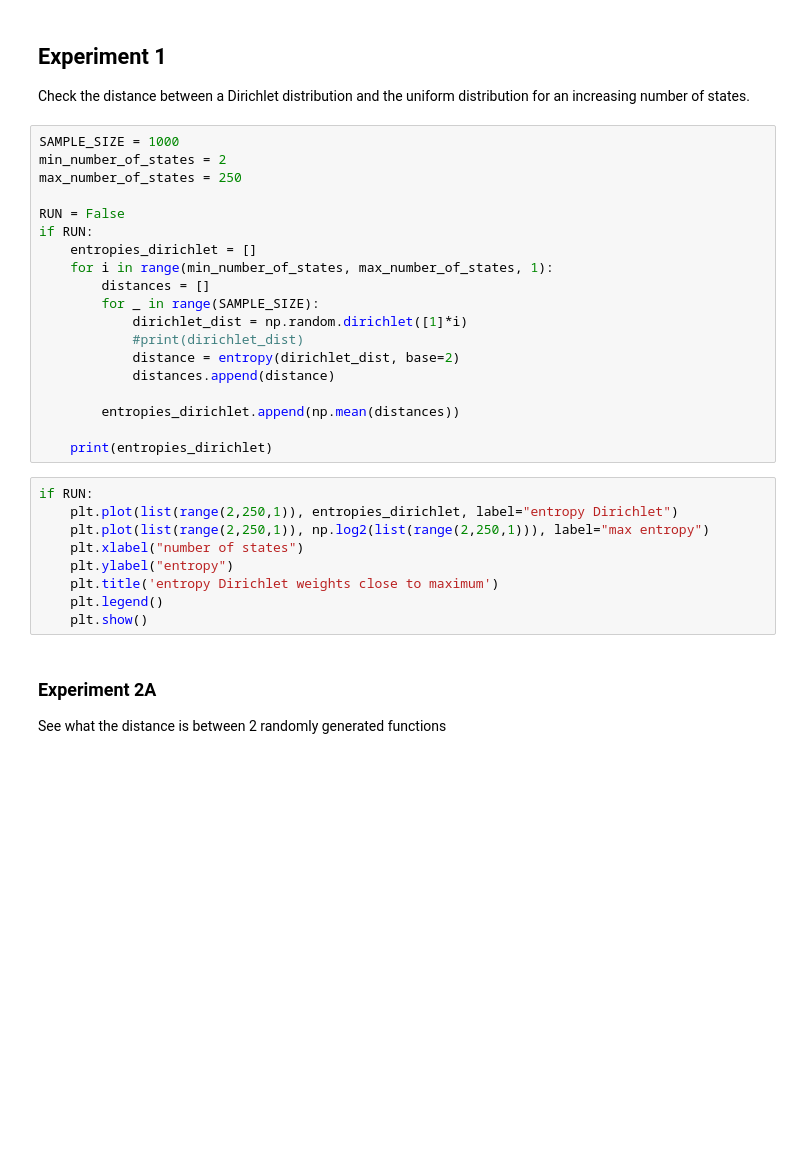
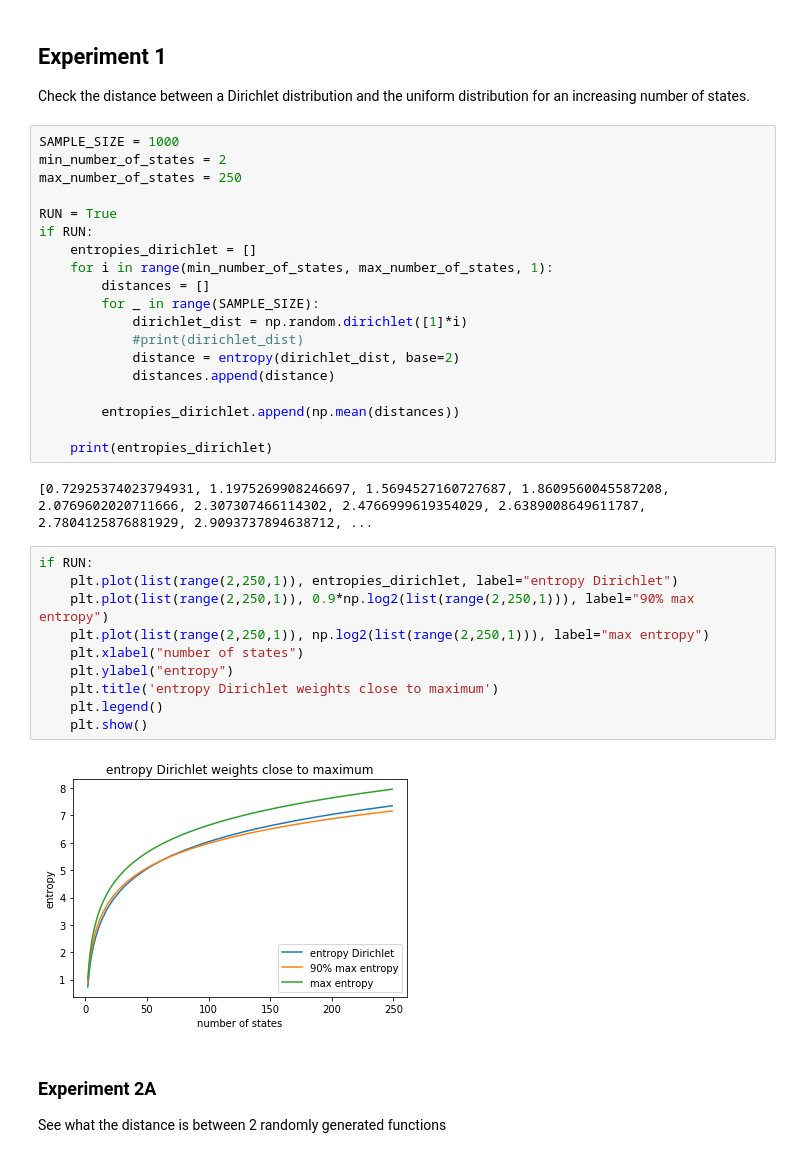
Before and after one commit to cjidboon94/master_thesis, a Jupyter notebook: research_nudge.ipynb, the cells around one changed output. Saved outputs shown, nothing was run; the diff lists cells and outputs as text; blank space fills up the shorter version.

```diff
--- a/research_nudge.ipynb
+++ b/research_nudge.ipynb
@@ -161,7 +161,7 @@ SAMPLE_SIZE = 1000
 min_number_of_states = 2
 max_number_of_states = 250
 
-RUN = False
+RUN = True
 if RUN:
     entropies_dirichlet = []
     for i in range(min_number_of_states, max_number_of_states, 1):
@@ -175,15 +175,20 @@ if RUN:
         entropies_dirichlet.append(np.mean(distances))
 
     print(entropies_dirichlet)
+# %% [output]
+[0.72925374023794931, 1.1975269908246697, 1.5694527160727687, 1.8609560045587208, 2.0769602020711666, 2.307307466114302, 2.4766999619354029, 2.6389008649611787, 2.7804125876881929, 2.9093737894638712, ...
 # %%
 if RUN:
     plt.plot(list(range(2,250,1)), entropies_dirichlet, label="entropy Dirichlet")
+    plt.plot(list(range(2,250,1)), 0.9*np.log2(list(range(2,250,1))), label="90% max entropy")
     plt.plot(list(range(2,250,1)), np.log2(list(range(2,250,1))), label="max entropy")
     plt.xlabel("number of states")
     plt.ylabel("entropy")
     plt.title('entropy Dirichlet weights close to maximum')
     plt.legend()
     plt.show()
+# %% [output]
+[figure, added]
 # %% [markdown]
 ### Experiment 2A
 
```
Also changed, not shown: parts of 2 cells of this notebook, 1 other file.
